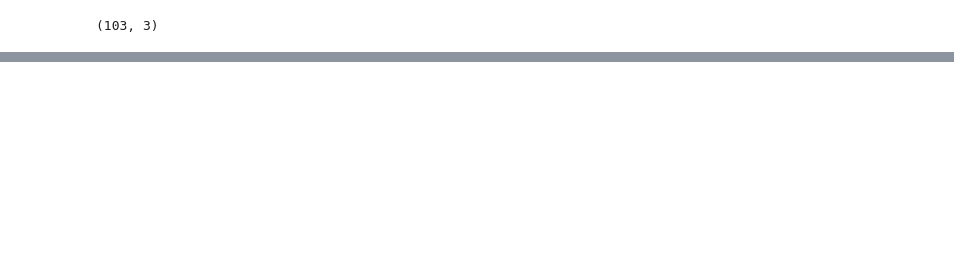
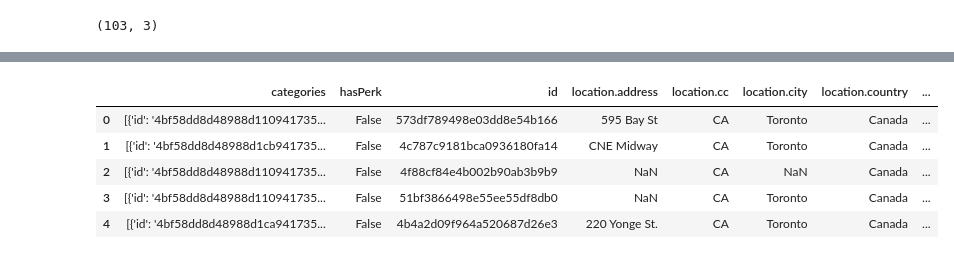
Before and after one commit to elliemills/Coursera_Capstone, a Jupyter notebook: Segmenting and Clustering Neighbourhoods.ipynb, the cells around one changed output, grey strips where cells are left out. Saved outputs shown, nothing was run; the diff lists cells and outputs as text; code cells hidden in the pictures; blank space fills up the shorter version.

```diff
--- a/Segmenting and Clustering Neighbourhoods.ipynb
+++ b/Segmenting and Clustering Neighbourhoods.ipynb
@@ -89,0 +228,8 @@ pc2_df.shape
+# %%
+Borough = 'Downtown Toronto'
+
+geolocator = Nominatim(user_agent="foursquare_agent")
+location = geolocator.geocode(Borough)
+latitude = location.latitude
+longitude = location.longitude
+print(latitude, longitude)
@@ -89,0 +317,14 @@ pc2_df.shape
+# %%
+# assign relevant part of JSON to venues
+venues = results['response']['venues']
+
+# tranform venues into a dataframe
+dataframe = json_normalize(venues)
+dataframe.head()
+# %% [output]
+|  | categories | hasPerk | id | location.address | location.cc | location.city | location.country | ... |
+| 0 | [{'id': '4bf58dd8d48988d110941735... | False | 573df789498e03dd8e54b166 | 595 Bay St | CA | Toronto | Canada | ... |
+| 1 | [{'id': '4bf58dd8d48988d1cb941735... | False | 4c787c9181bca0936180fa14 | CNE Midway | CA | Toronto | Canada | ... |
+| 2 | [{'id': '4bf58dd8d48988d110941735... | False | 4f88cf84e4b002b90ab3b9b9 | NaN | CA | NaN | Canada | ... |
+| 3 | [{'id': '4bf58dd8d48988d110941735... | False | 51bf3866498e55ee55df8db0 | NaN | CA | Toronto | Canada | ... |
+| 4 | [{'id': '4bf58dd8d48988d1ca941735... | False | 4b4a2d09f964a520687d26e3 | 220 Yonge St. | CA | Toronto | Canada | ... |
```
Also changed, not shown: parts of 49 cells of this notebook.
